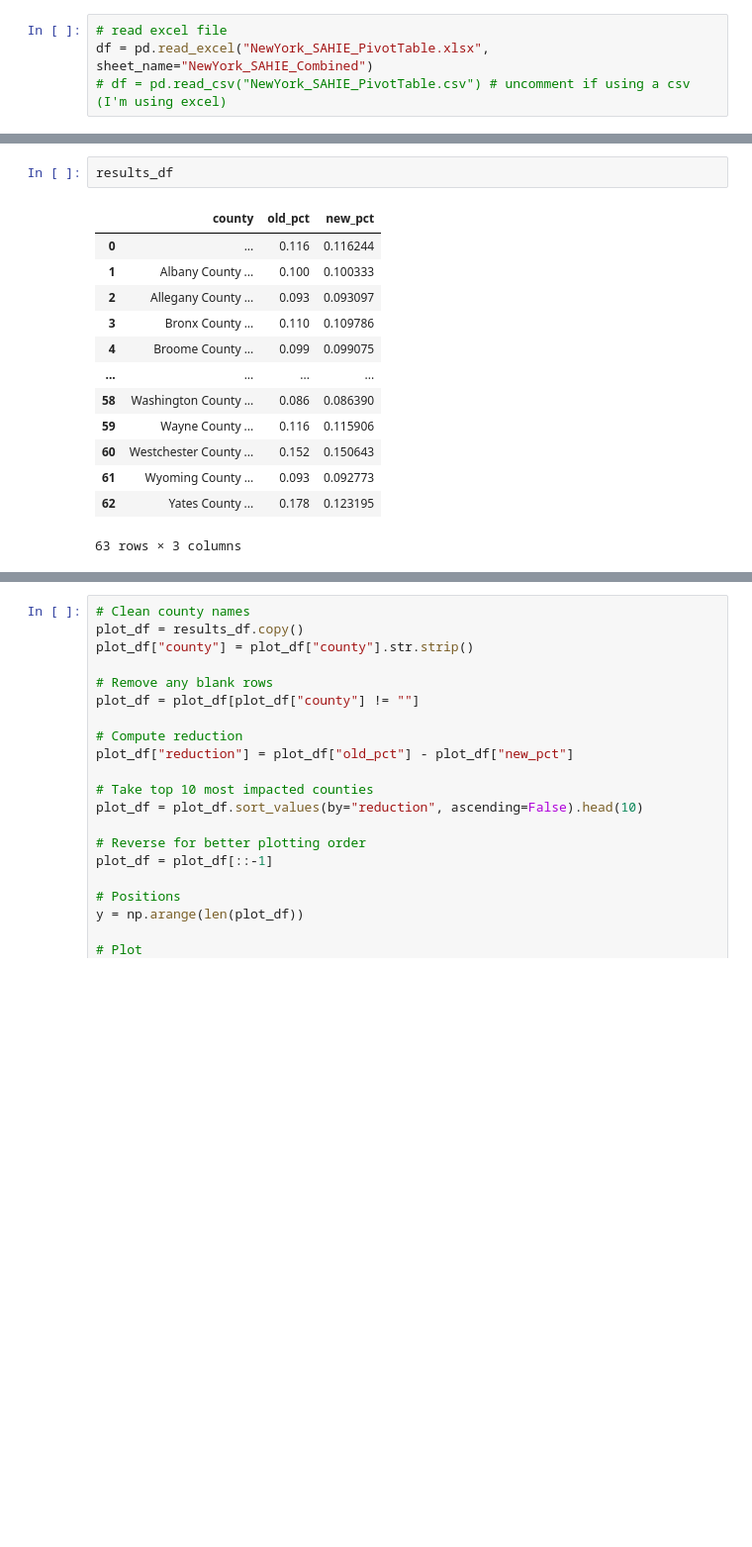
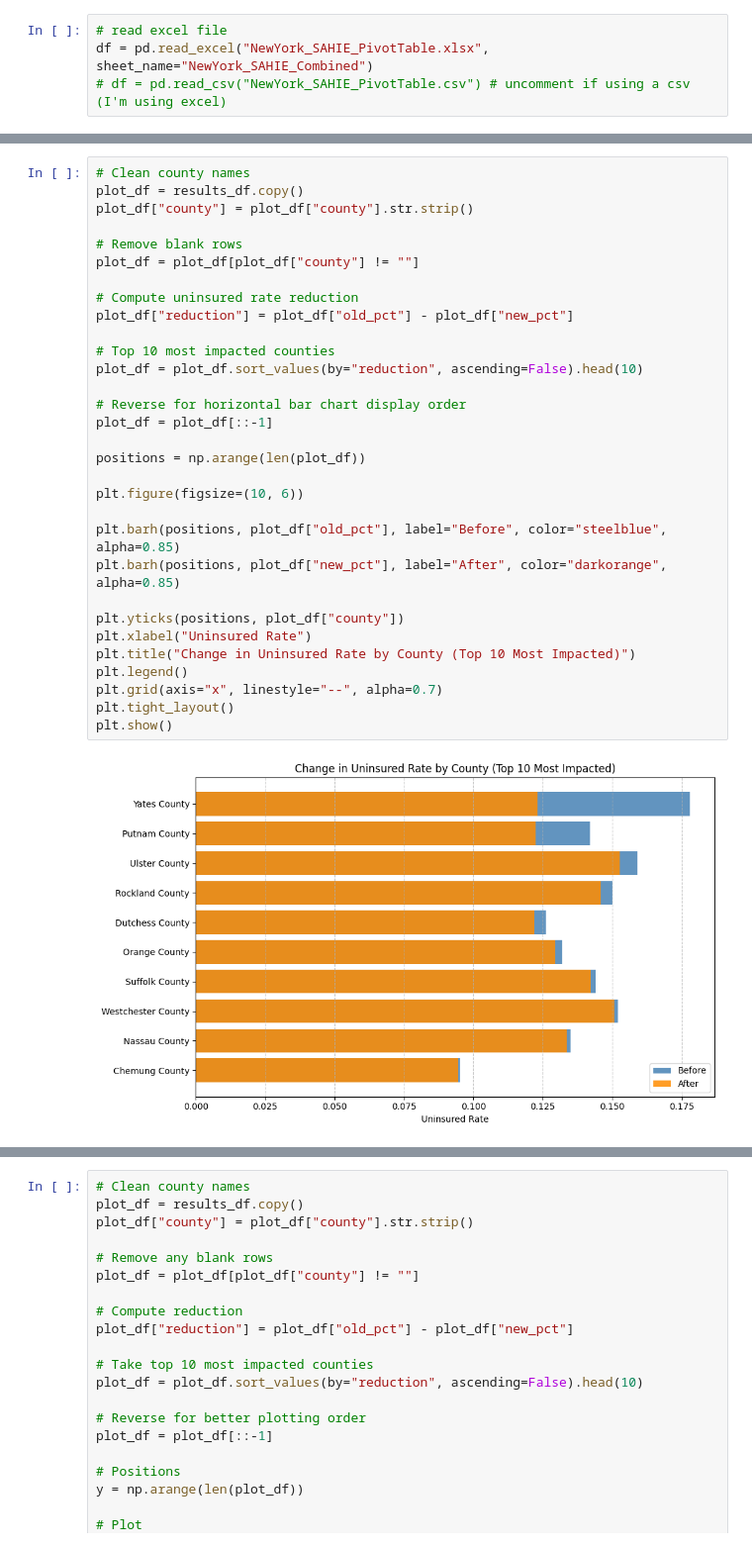
Before and after one commit to Rodriguez-Juan-S/ORIE4820_Project, a Jupyter notebook: ORIE_4820_Capstone.ipynb, the cells around one changed output, grey strips where cells are left out. Shown at 99% size. Cells and saved outputs as stored; diff of their text form; blank space fills up the shorter version.

```diff
--- a/ORIE_4820_Capstone.ipynb
+++ b/ORIE_4820_Capstone.ipynb
@@ -150,20 +183,37 @@ for i in counties:
     })
 
 results_df = pd.DataFrame(results)
-# %%
-results_df
-# %% [output]
-|  | county | old_pct | new_pct |
-| 0 | ... | 0.116 | 0.116244 |
-| 1 | Albany County ... | 0.100 | 0.100333 |
-| 2 | Allegany County ... | 0.093 | 0.093097 |
-| 3 | Bronx County ... | 0.110 | 0.109786 |
-| 4 | Broome County ... | 0.099 | 0.099075 |
-| ... | ... | ... | ... |
-| 58 | Washington County ... | 0.086 | 0.086390 |
-| 59 | Wayne County ... | 0.116 | 0.115906 |
-| 60 | Westchester County ... | 0.152 | 0.150643 |
-| 61 | Wyoming County ... | 0.093 | 0.092773 |
-| 62 | Yates County ... | 0.178 | 0.123195 |
-63 rows × 3 columns
+# %%
+# Clean county names
+plot_df = results_df.copy()
+plot_df["county"] = plot_df["county"].str.strip()
+
+# Remove blank rows
+plot_df = plot_df[plot_df["county"] != ""]
+
+# Compute uninsured rate reduction
+plot_df["reduction"] = plot_df["old_pct"] - plot_df["new_pct"]
+
+# Top 10 most impacted counties
+plot_df = plot_df.sort_values(by="reduction", ascending=False).head(10)
+
+# Reverse for horizontal bar chart display order
+plot_df = plot_df[::-1]
+
+positions = np.arange(len(plot_df))
+
+plt.figure(figsize=(10, 6))
+
+plt.barh(positions, plot_df["old_pct"], label="Before", color="steelblue", alpha=0.85)
+plt.barh(positions, plot_df["new_pct"], label="After", color="darkorange", alpha=0.85)
+
+plt.yticks(positions, plot_df["county"])
+plt.xlabel("Uninsured Rate")
+plt.title("Change in Uninsured Rate by County (Top 10 Most Impacted)")
+plt.legend()
+plt.grid(axis="x", linestyle="--", alpha=0.7)
+plt.tight_layout()
+plt.show()
+# %% [output]
+[figure, added]
 # %%
```
Also changed, not shown: parts of 9 cells of this notebook, 1 other file.
